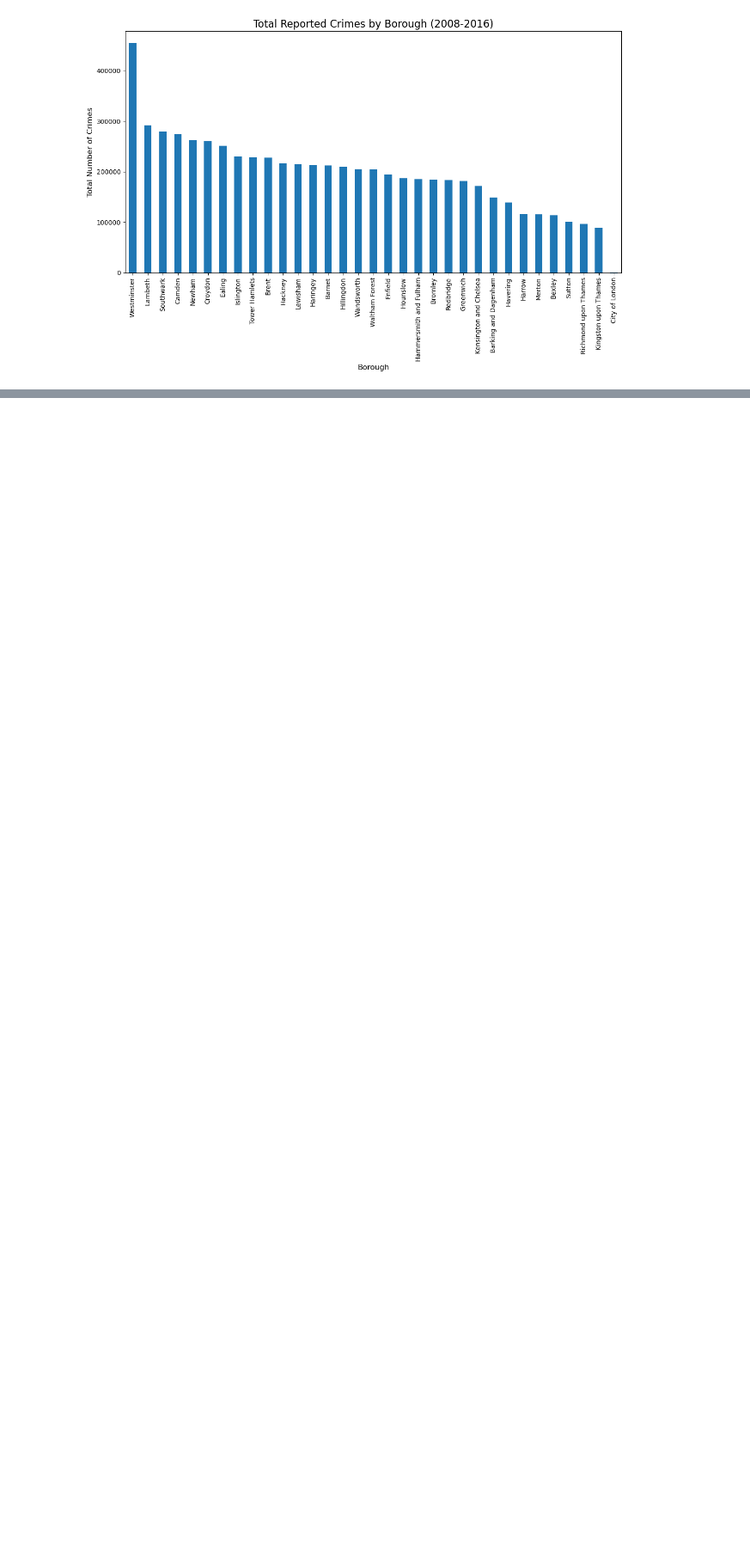
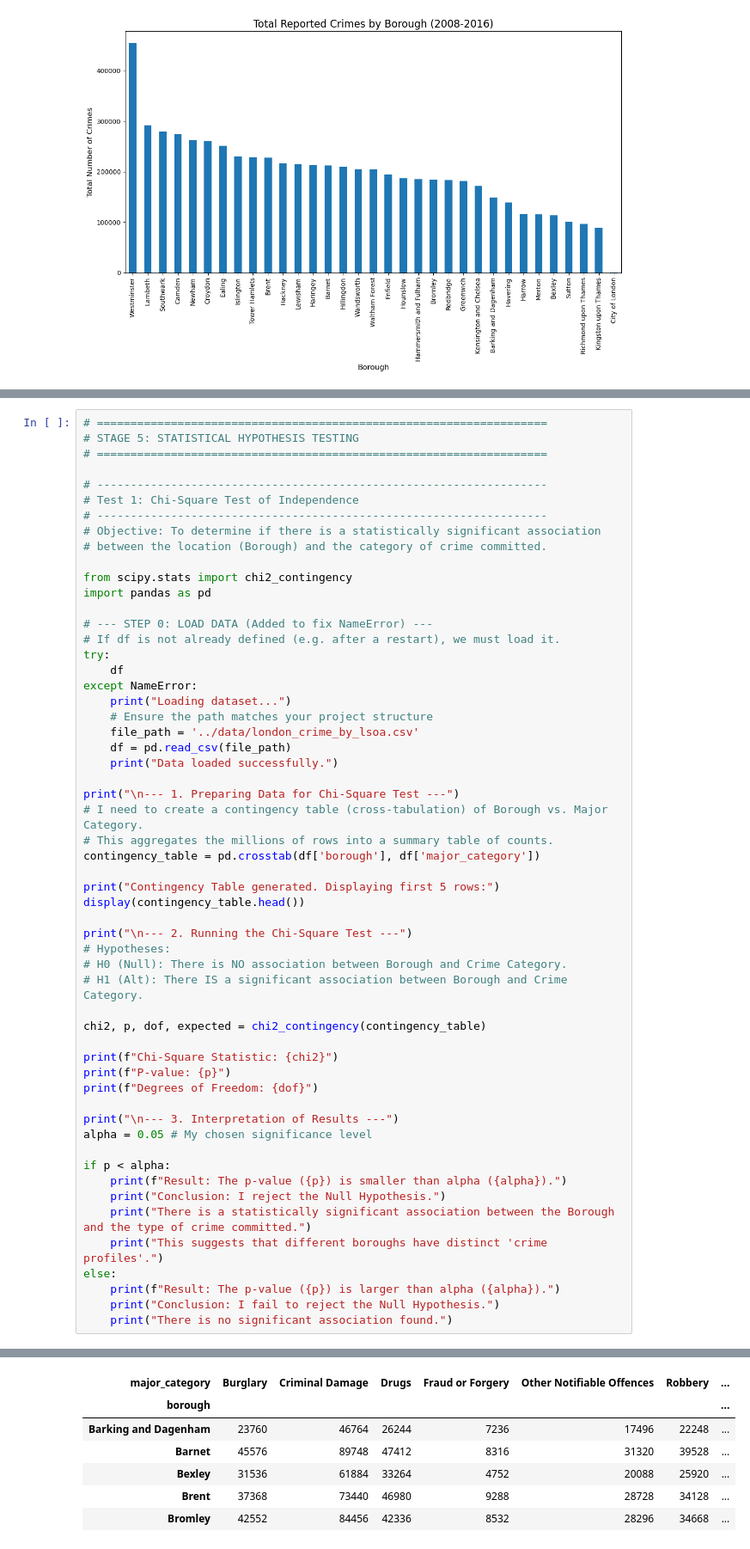
Before and after one commit to iqbal666093-ai/london-crime-analysis, a Jupyter notebook: notebooks/London-Crime-Analysis-WORKING.ipynb, the cells around one changed output, grey strips where cells are left out. Shown at 86% size. Drawn from its saved outputs; the diff is of its cells as text; blank space fills up the shorter version.

```diff
--- a/notebooks/London-Crime-Analysis-WORKING.ipynb
+++ b/notebooks/London-Crime-Analysis-WORKING.ipynb
@@ -178,0 +274,57 @@ Name: value, dtype: int64
+# %%
+# ===================================================================
+# STAGE 5: STATISTICAL HYPOTHESIS TESTING
+# ===================================================================
+
+# -------------------------------------------------------------------
+# Test 1: Chi-Square Test of Independence
+# -------------------------------------------------------------------
+# Objective: To determine if there is a statistically significant association
+# between the location (Borough) and the category of crime committed.
+
+from scipy.stats import chi2_contingency
+import pandas as pd
+
+# --- STEP 0: LOAD DATA (Added to fix NameError) ---
+# If df is not already defined (e.g. after a restart), we must load it.
+try:
+    df
+except NameError:
+    print("Loading dataset...")
+    # Ensure the path matches your project structure
+    file_path = '../data/london_crime_by_lsoa.csv'
+    df = pd.read_csv(file_path)
+    print("Data loaded successfully.")
+
+print("\n--- 1. Preparing Data for Chi-Square Test ---")
+# I need to create a contingency table (cross-tabulation) of Borough vs. Major Category.
+# This aggregates the millions of rows into a summary table of counts.
+contingency_table = pd.crosstab(df['borough'], df['major_category'])
+
+print("Contingency Table generated. Displaying first 5 rows:")
+display(contingency_table.head())
+
+print("\n--- 2. Running the Chi-Square Test ---")
+# Hypotheses:
+# H0 (Null): There is NO association between Borough and Crime Category.
+# H1 (Alt): There IS a significant association between Borough and Crime Category.
+
+chi2, p, dof, expected = chi2_contingency(contingency_table)
+
+print(f"Chi-Square Statistic: {chi2}")
+print(f"P-value: {p}")
+print(f"Degrees of Freedom: {dof}")
+
+print("\n--- 3. Interpretation of Results ---")
+alpha = 0.05 # My chosen significance level
+
+if p < alpha:
+    print(f"Result: The p-value ({p}) is smaller than alpha ({alpha}).")
+    print("Conclusion: I reject the Null Hypothesis.")
+    print("There is a statistically significant association between the Borough and the type of crime committed.")
+    print("This suggests that different boroughs have distinct 'crime profiles'.")
+else:
+    print(f"Result: The p-value ({p}) is larger than alpha ({alpha}).")
+    print("Conclusion: I fail to reject the Null Hypothesis.")
+    print("There is no significant association found.")
+# %% [output]
@@ -178,0 +336,7 @@ Name: value, dtype: int64
+| major_category | Burglary | Criminal Damage | Drugs | Fraud or Forgery | Other Notifiable Offences | Robbery | ... |
+| borough |  |  |  |  |  |  | ... |
+| Barking and Dagenham | 23760 | 46764 | 26244 | 7236 | 17496 | 22248 | ... |
+| Barnet | 45576 | 89748 | 47412 | 8316 | 31320 | 39528 | ... |
+| Bexley | 31536 | 61884 | 33264 | 4752 | 20088 | 25920 | ... |
+| Brent | 37368 | 73440 | 46980 | 9288 | 28728 | 34128 | ... |
+| Bromley | 42552 | 84456 | 42336 | 8532 | 28296 | 34668 | ... |
```
Also changed, not shown: parts of 6 cells of this notebook.
